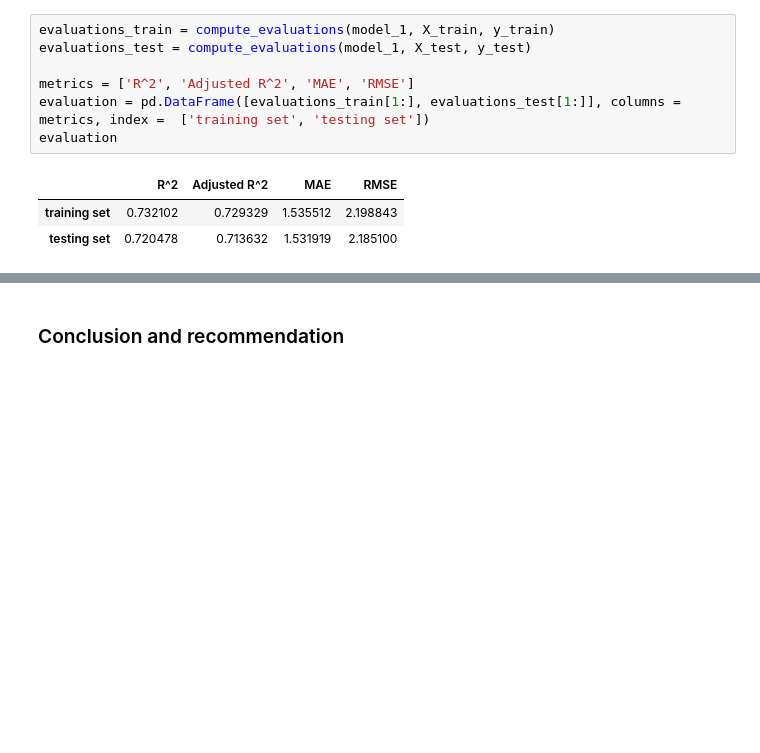
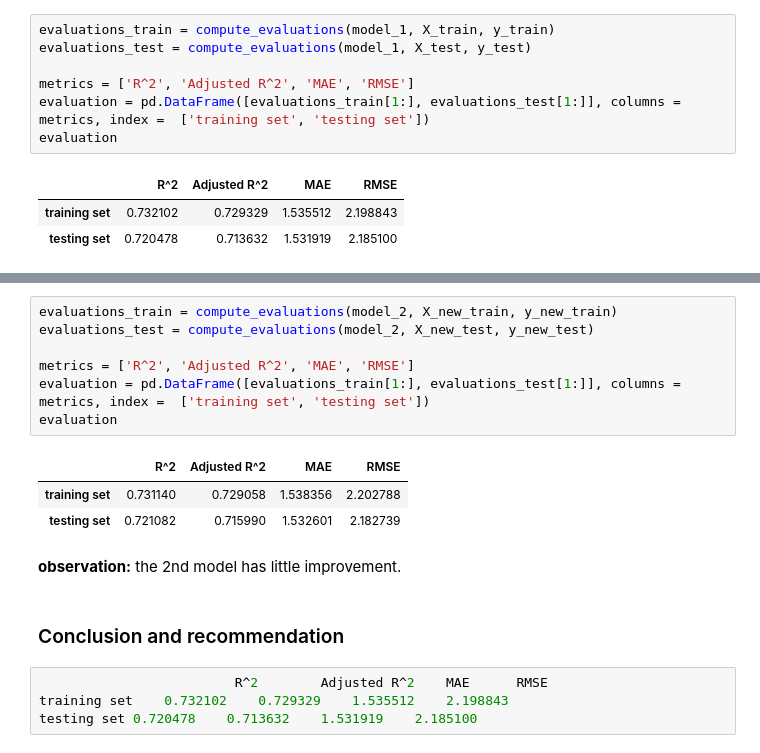
Before and after one commit to liangym2014/Data-science-and-machine-learning, a Jupyter notebook: 2.Cars4U_Project_Solution_Yanming.ipynb, the cells around one changed output, grey strips where cells are left out. Cells and saved outputs as stored; diff of their text form; blank space fills up the shorter version.

```diff
--- a/2.Cars4U_Project_Solution_Yanming.ipynb
+++ b/2.Cars4U_Project_Solution_Yanming.ipynb
@@ -898,2 +1001,19 @@ evaluation
+# %%
+evaluations_train = compute_evaluations(model_2, X_new_train, y_new_train)
+evaluations_test = compute_evaluations(model_2, X_new_test, y_new_test)
+
+metrics = ['R^2', 'Adjusted R^2', 'MAE', 'RMSE']
+evaluation = pd.DataFrame([evaluations_train[1:], evaluations_test[1:]], columns = metrics, index =  ['training set', 'testing set'])
+evaluation
+# %% [output]
+|  | R^2 | Adjusted R^2 | MAE | RMSE |
+| training set | 0.731140 | 0.729058 | 1.538356 | 2.202788 |
+| testing set | 0.721082 | 0.715990 | 1.532601 | 2.182739 |
+# %% [markdown]
+**observation:** the 2nd model has little improvement.
 # %% [markdown]
 ### Conclusion and recommendation
+# %%
+                         R^2	    Adjusted R^2	MAE	     RMSE
+training set	0.732102	0.729329	1.535512	2.198843
+testing set	0.720478	0.713632	1.531919	2.185100
```
Also changed, not shown: parts of 13 cells of this notebook.
